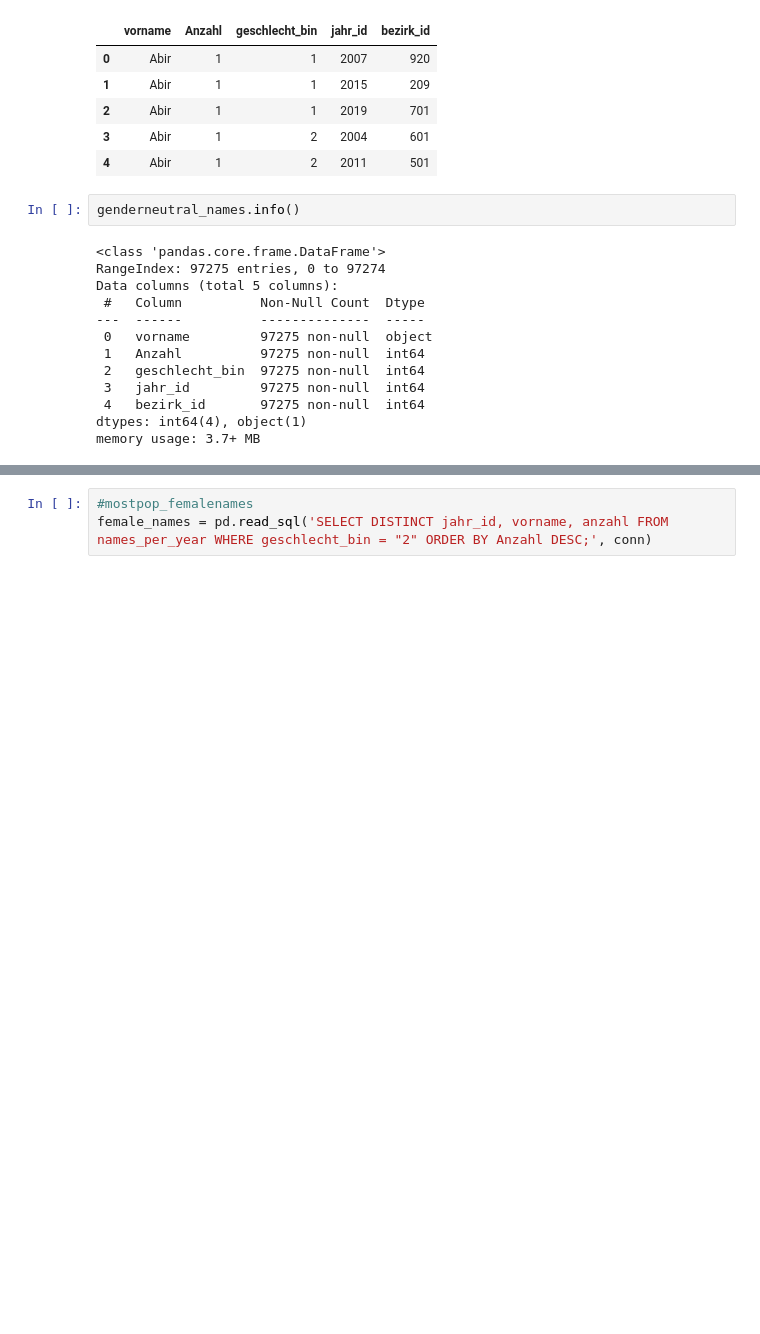
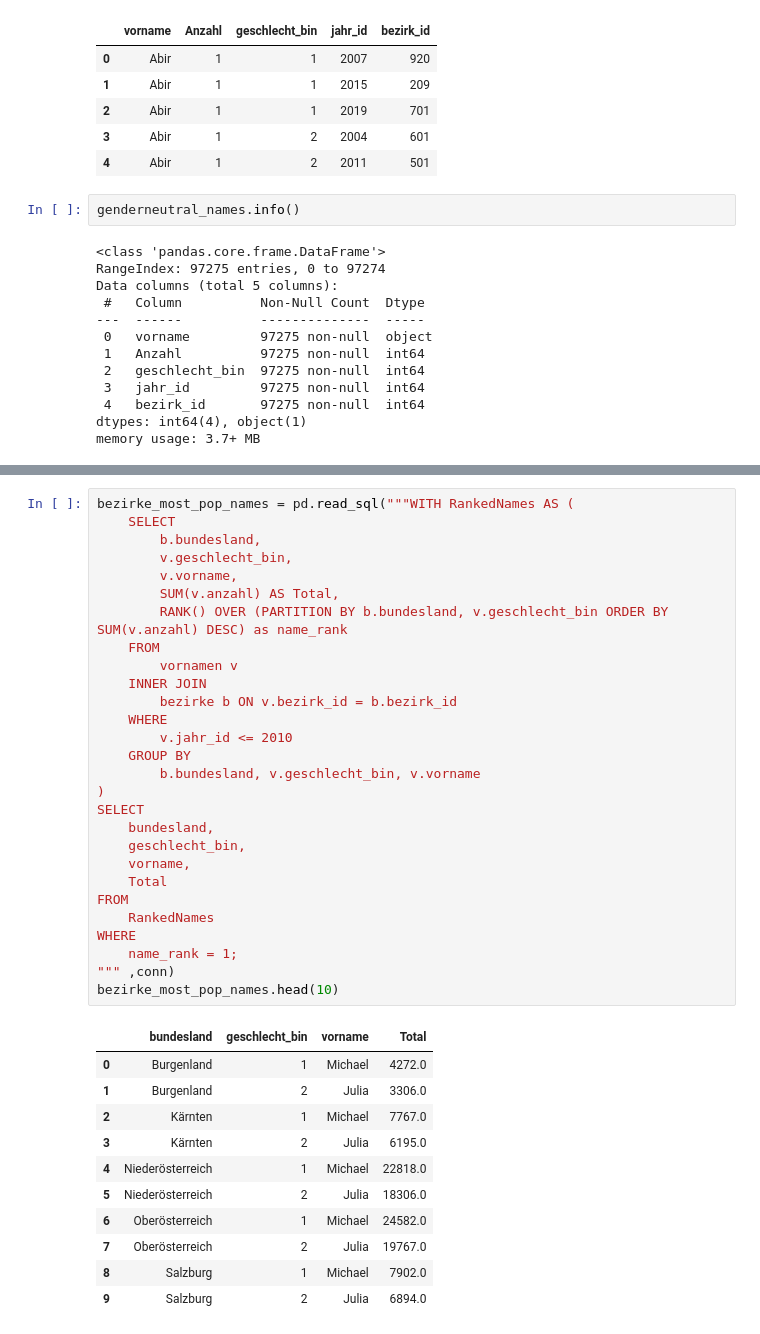
Before and after one commit to claudiamattes98/babynames_database, a Jupyter notebook: babynames_analyse.ipynb, the cells around one changed output, grey strips where cells are left out. Saved outputs shown, nothing was run; the diff lists cells and outputs as text; blank space fills up the shorter version.

```diff
--- a/babynames_analyse.ipynb
+++ b/babynames_analyse.ipynb
@@ -71,3 +131,40 @@ TypeError: 'method' object is not subscriptable
-# %%
-#mostpop_femalenames
-female_names = pd.read_sql('SELECT DISTINCT jahr_id, vorname, anzahl FROM names_per_year WHERE geschlecht_bin = "2" ORDER BY Anzahl DESC;', conn)
+# %%
+bezirke_most_pop_names = pd.read_sql("""WITH RankedNames AS (
+    SELECT
+        b.bundesland,
+        v.geschlecht_bin,
+        v.vorname,
+        SUM(v.anzahl) AS Total,
+        RANK() OVER (PARTITION BY b.bundesland, v.geschlecht_bin ORDER BY SUM(v.anzahl) DESC) as name_rank
+    FROM
+        vornamen v
+    INNER JOIN
+        bezirke b ON v.bezirk_id = b.bezirk_id
+    WHERE
+        v.jahr_id <= 2010
+    GROUP BY
+        b.bundesland, v.geschlecht_bin, v.vorname
+)
+SELECT
+    bundesland,
+    geschlecht_bin,
+    vorname,
+    Total
+FROM
+    RankedNames
+WHERE
+    name_rank = 1;
+""" ,conn)
+bezirke_most_pop_names.head(10)
+# %% [output]
+|  | bundesland | geschlecht_bin | vorname | Total |
+| 0 | Burgenland | 1 | Michael | 4272.0 |
+| 1 | Burgenland | 2 | Julia | 3306.0 |
+| 2 | Kärnten | 1 | Michael | 7767.0 |
+| 3 | Kärnten | 2 | Julia | 6195.0 |
+| 4 | Niederösterreich | 1 | Michael | 22818.0 |
+| 5 | Niederösterreich | 2 | Julia | 18306.0 |
+| 6 | Oberösterreich | 1 | Michael | 24582.0 |
+| 7 | Oberösterreich | 2 | Julia | 19767.0 |
+| 8 | Salzburg | 1 | Michael | 7902.0 |
+| 9 | Salzburg | 2 | Julia | 6894.0 |
```
Also changed, not shown: parts of 11 cells of this notebook.
